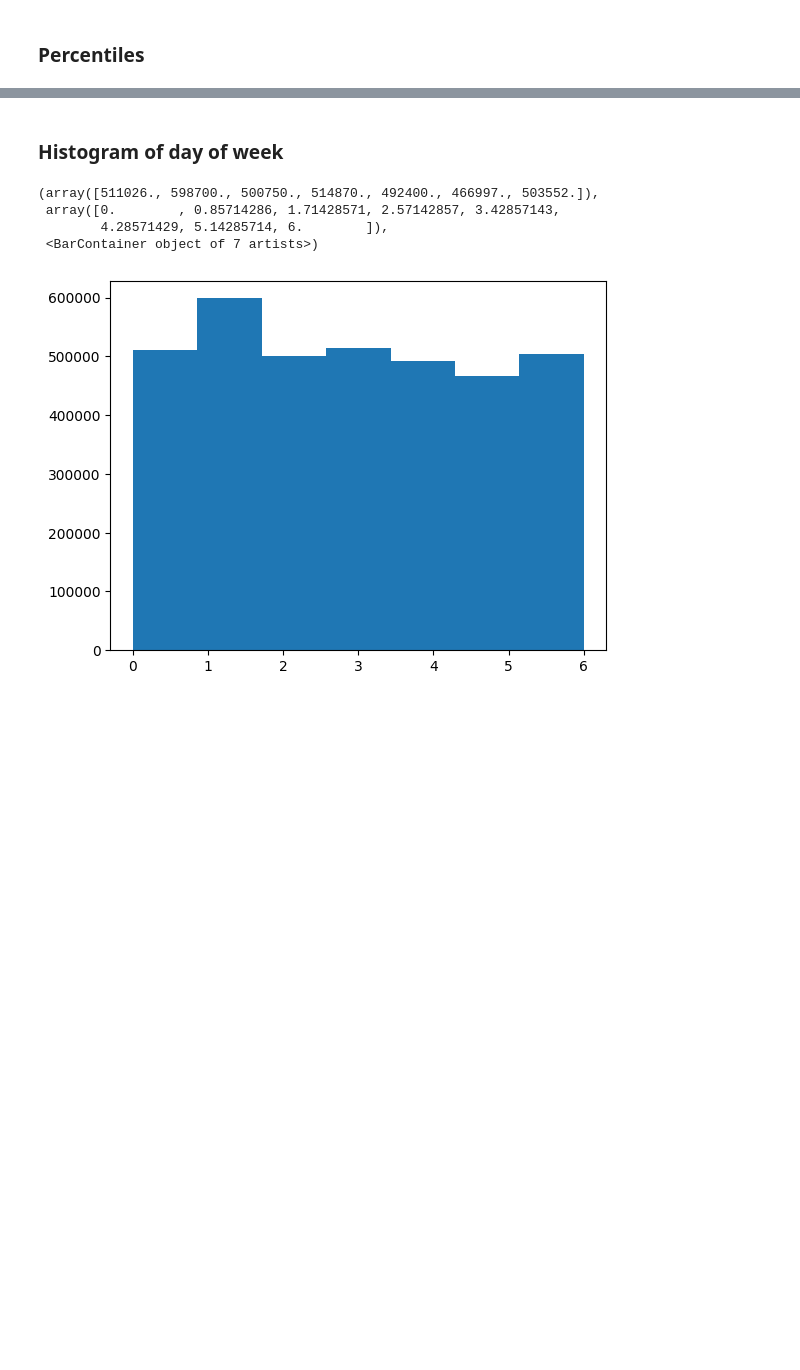
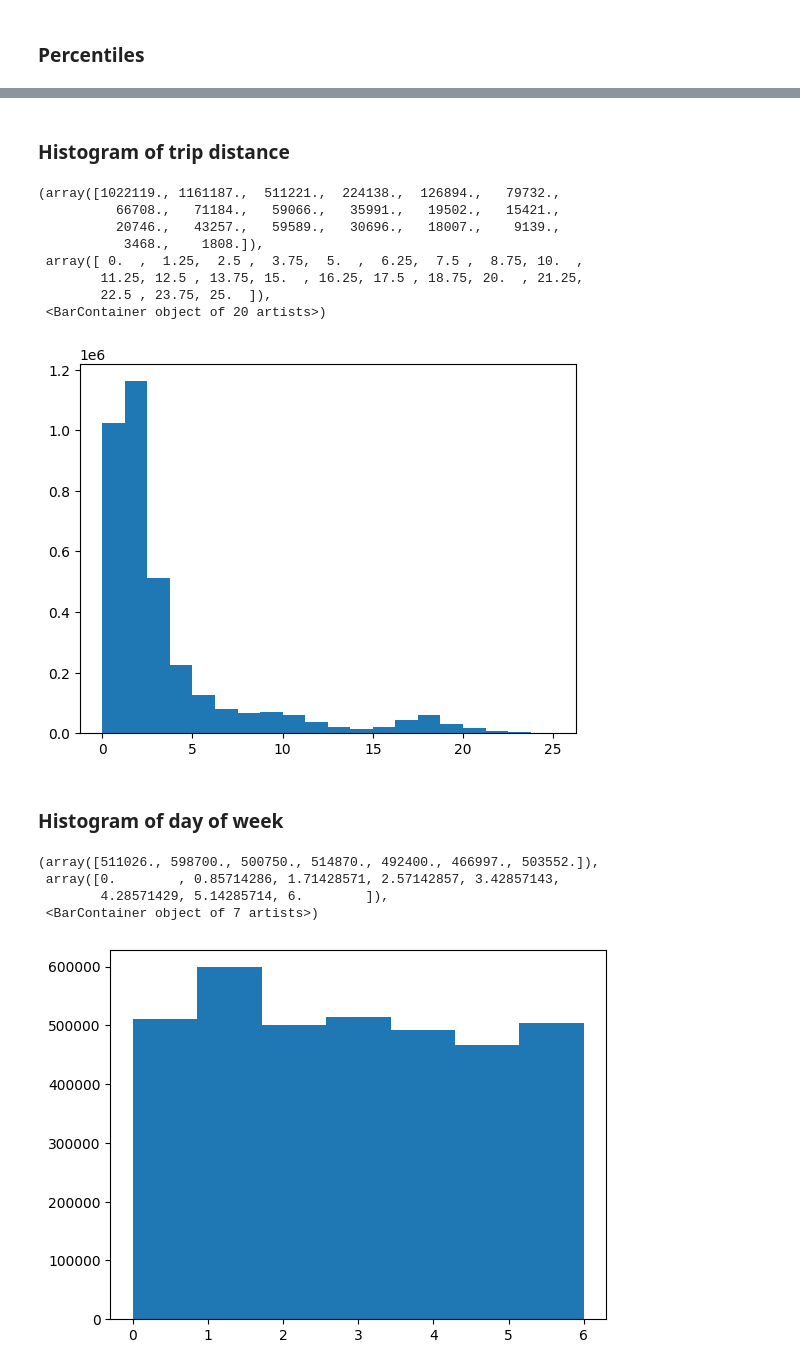
Before and after one commit to xtianhb/nyc_taxi_ml, a Jupyter notebook: eda/eda.ipynb, the cells around one changed output, grey strips where cells are left out. Drawn from its saved outputs; the diff is of its cells as text; code cells hidden in the pictures; blank space fills up the shorter version.

```diff
--- a/eda/eda.ipynb
+++ b/eda/eda.ipynb
@@ -159,3 +183,17 @@ for p in [0.9, 0.95, 0.99, 0.995]:
+# %% [markdown]
+### Histogram of trip distance
+# %%
+plt.hist(dataset["trip_distance"], bins=20, range=(0,25))
+# %% [output]
+(array([1022119., 1161187.,  511221.,  224138.,  126894.,   79732.,
+          66708.,   71184.,   59066.,   35991.,   19502.,   15421.,
+          20746.,   43257.,   59589.,   30696.,   18007.,    9139.,
+           3468.,    1808.]),
+ array([ 0.  ,  1.25,  2.5 ,  3.75,  5.  ,  6.25,  7.5 ,  8.75, 10.  ,
+        11.25, 12.5 , 13.75, 15.  , 16.25, 17.5 , 18.75, 20.  , 21.25,
+        22.5 , 23.75, 25.  ]),
+ <BarContainer object of 20 artists>)
+[figure, added]
 # %% [markdown]
 ### Histogram of day of week
 # %%
```
Also changed, not shown: parts of 14 cells of this notebook, 2 other files.
